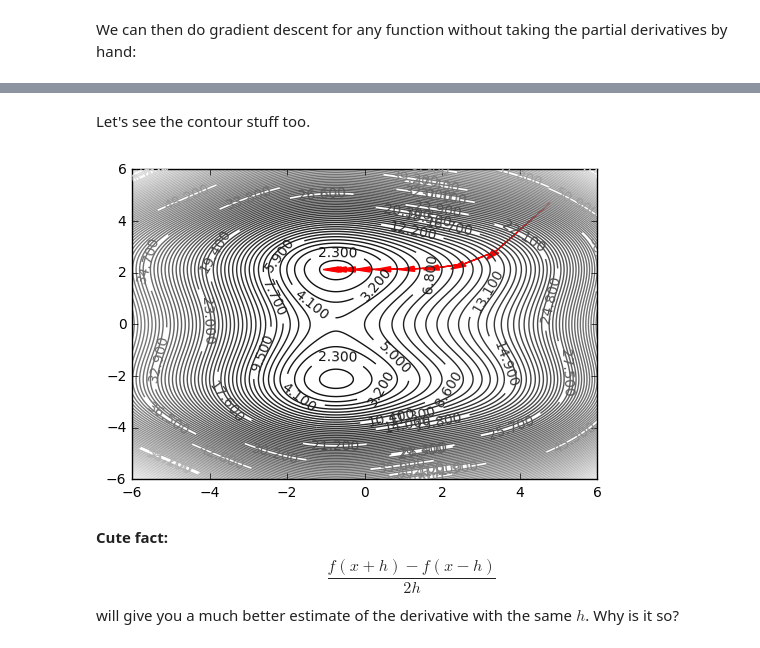
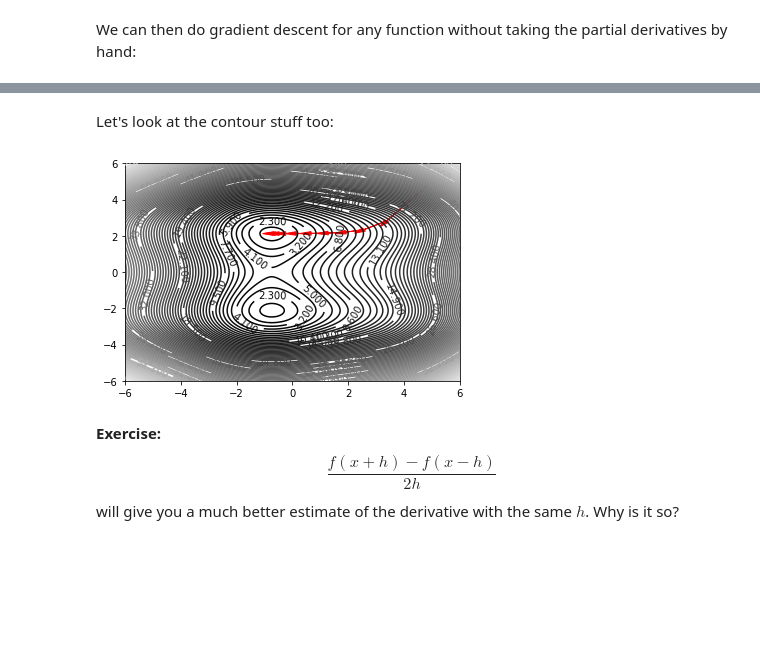
Before and after one commit to petermchale/math9, a Jupyter notebook: lectures/Lecture22.ipynb, the cells around one changed output, grey strips where cells are left out. Cells and saved outputs as stored; diff of their text form; code cells hidden in the pictures; blank space fills up the shorter version.

```diff
--- a/lectures/Lecture22.ipynb
+++ b/lectures/Lecture22.ipynb
@@ -162,19 +152,18 @@ num_derivative(f)(1)
 # %% [markdown]
 We can of course do it for partial derivatives:
 # %%
-def numdelx(f):
+def dfdx_numerical(f):
     h = 0.00001
     return (lambda x, y: (f(x+h, y)-f(x, y))/h)
 
-def numdely(f):
+def dfdy_numerical(f):
     h = 0.00001
     return (lambda x, y: (f(x, y+h)-f(x, y))/h)
 # %% [markdown]
 
 We can then do gradient descent for any function without taking the partial derivatives by hand:
 # %%
-def grad_descent(f, nabla=0.02, num_steps=200):
-    # starting at (5,5) for no reason
+def grad_descent(f, eta=0.02, num_steps=200):
     x, y = 5, 5
 
     x_vals = []
@@ -182,12 +171,8 @@ def grad_descent(f, nabla=0.02, num_steps=200):
     f_vals = []
 
     for i in range(num_steps):
-        # update x and y
-        dx, dy = numdelx(f)(x,y), numdely(f)(x,y)
-        x = x - nabla* dx
-        y = y - nabla * dy
-
-        # let's store the x, y and f(x,y) values for later use
+        x = x - eta * dfdx_numerical(f)(x,y)
+        y = y - eta * dfdy_numerical(f)(x,y)
         x_vals.append(x)
         y_vals.append(y)
         f_vals.append(f(x, y))
@@ -208,25 +190,27 @@ minimal f(x,y):  7.08728167914 at point (-1.9997546313362582, -0.249999996296083
 # %% [markdown]
-Let's see the contour stuff too.
+Let's look at the contour stuff too:
 # %%
+# create a new mesh and corresponding values of f
 X = np.linspace(-10,10,300)
 Y = np.linspace(-10,10,300)
 X, Y = np.meshgrid(X,Y)
 Z = f(X, Y)
 
-plt.figure(111)
-ax = plt.subplot(111)
+# create a new contour plot
 CS = plt.contour(X, Y, Z, [-4 + 0.9*i for i in range(100)], cmap="gray")
 plt.axis([-6,6,-6,6])
 plt.clabel(CS, inline=1, fontsize=10)
-# let's plot every few times to avoid congestion of arrows in the picture
+
+# finally, draw the arrows
+# let's plot every delta_n times to avoid congestion of arrows in the picture
 delta_n = 10
 for i in range(0,99,delta_n):
-    #plt.scatter(x_vals[i], y_vals[i])
-    plt.arrow(x_vals[i], y_vals[i], (x_vals[i+delta_n] - x_vals[i]), (y_vals[i+delta_n] - y_vals[i]), head_width=0.2, head_length=0.4, color="red")
-
-#plt.plot(x_vals, y_vals)
-plt.show()
+    plt.arrow(x_vals[i],
+              y_vals[i],
+              x_vals[i+delta_n] - x_vals[i],
+              y_vals[i+delta_n] - y_vals[i],
+              head_width=0.2, head_length=0.4, color="red")
 # %% [output]
-[figure, old version]
+[figure, new version]
 # %% [markdown]
-**Cute fact:** $$\frac{f(x + h) - f(x - h)}{2h}$$ will give you a much better estimate of the derivative with the same $h$. Why is it so?
+**Exercise:** $$\frac{f(x + h) - f(x - h)}{2h}$$ will give you a much better estimate of the derivative with the same $h$. Why is it so?
```
Also changed, not shown: parts of 18 cells of this notebook.
